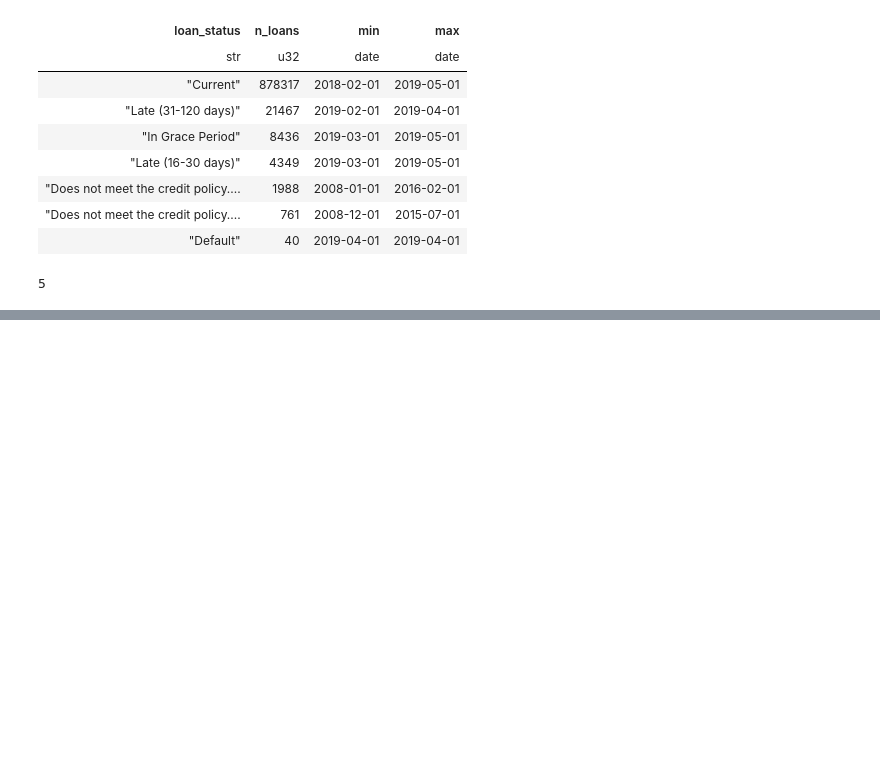
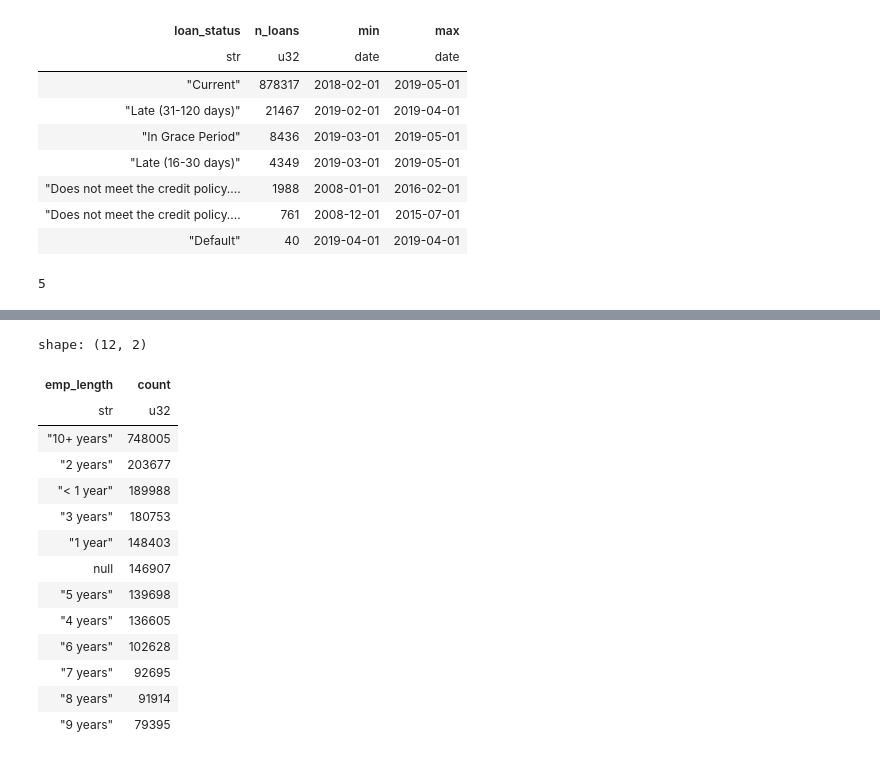
Before and after one commit to MadejMatt/lending-club-pd, a Jupyter notebook: notebooks/01_data_audit.ipynb, the cells around one changed output, grey strips where cells are left out. Saved outputs shown, nothing was run; the diff lists cells and outputs as text; code cells hidden in the pictures; blank space fills up the shorter version.

```diff
--- a/notebooks/01_data_audit.ipynb
+++ b/notebooks/01_data_audit.ipynb
@@ -404,0 +460,18 @@ shape: (7, 4)
+# %%
+loans["emp_length"].value_counts(sort=True)
+# %% [output]
+shape: (12, 2)
+| emp_length | count |
+| str | u32 |
+| "10+ years" | 748005 |
+| "2 years" | 203677 |
+| "< 1 year" | 189988 |
+| "3 years" | 180753 |
+| "1 year" | 148403 |
+| null | 146907 |
+| "5 years" | 139698 |
+| "4 years" | 136605 |
+| "6 years" | 102628 |
+| "7 years" | 92695 |
+| "8 years" | 91914 |
+| "9 years" | 79395 |
```
Also changed, not shown: parts of 15 cells of this notebook.
